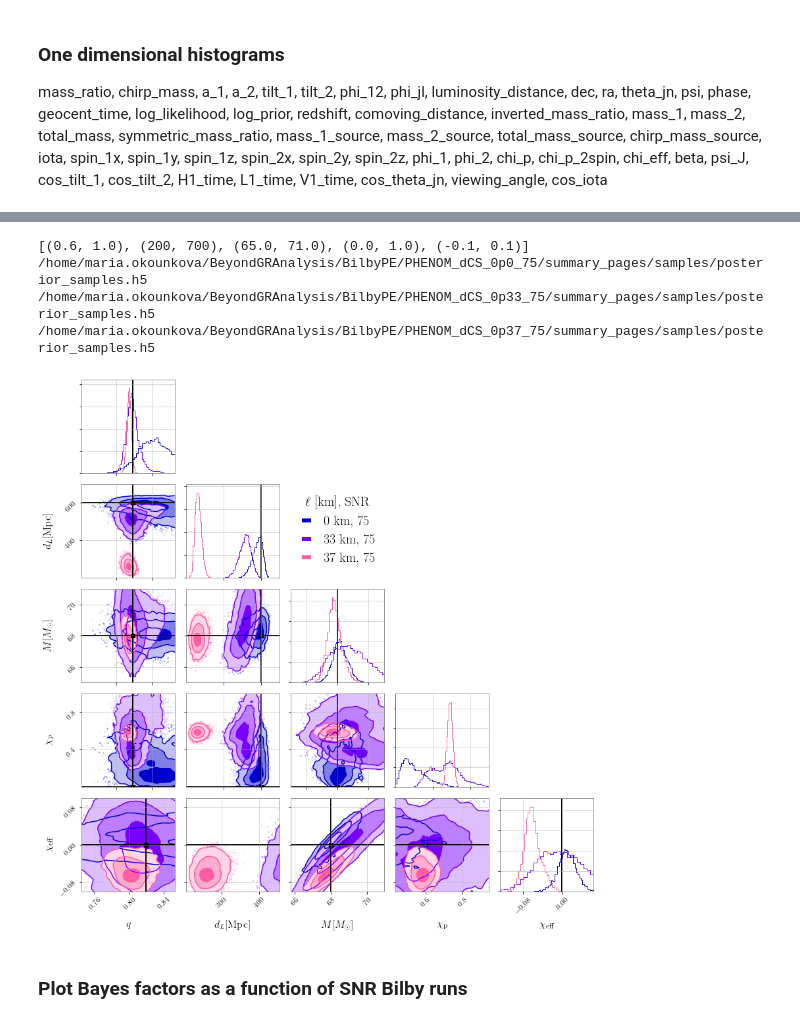
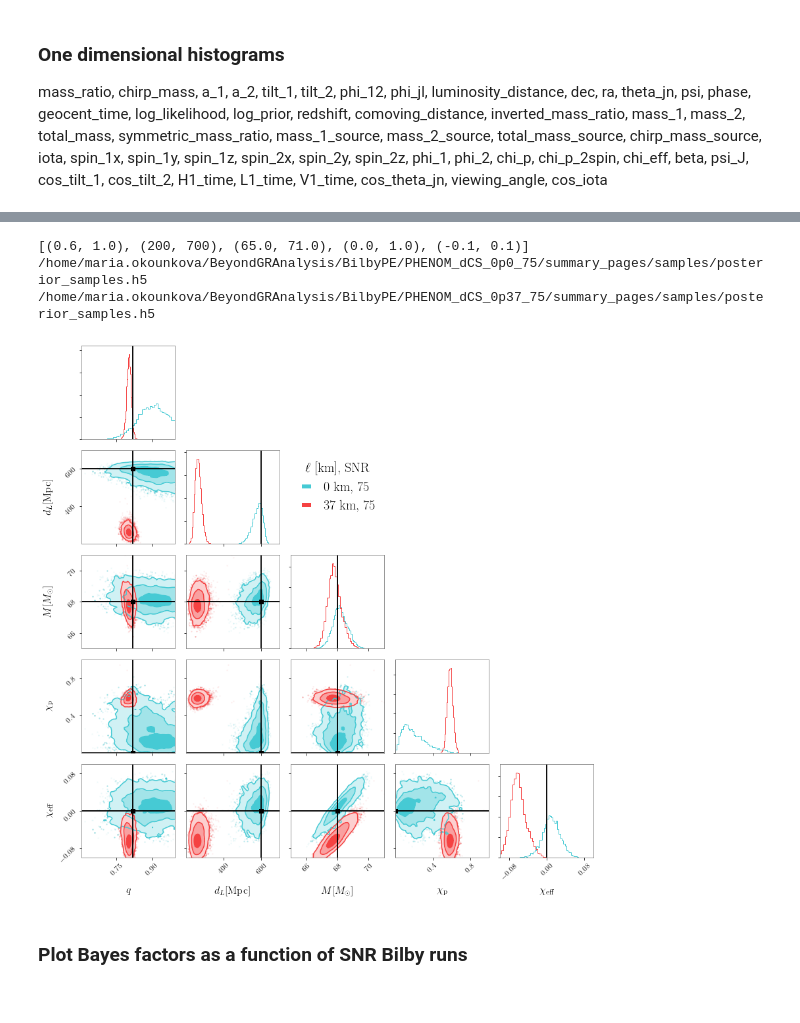
Before and after one commit to mariaokounkova/BeyondGRAnalysis, a Jupyter notebook: BilbyAnalysis.ipynb, the cells around one changed output, grey strips where cells are left out. Saved outputs shown, nothing was run; the diff lists cells and outputs as text; code cells hidden in the pictures.

```diff
--- a/BilbyAnalysis.ipynb
+++ b/BilbyAnalysis.ipynb
@@ -166,7 +178,7 @@ ranges = [RangeDict[param] for param in parameters]
 
 dim = len(parameters)
 
-file_name = SummaryPageFile('PHENOM_dCS_0p0_75')
+file_name = SummaryPageFile('PHENOM_dCS_0p35_75')
 data = read(file_name)
 samples_dict = data.samples_dict
 posterior_samples = samples_dict["summary_pages"]
@@ -215,9 +233,10 @@ def CornerPlot(cmap):
     print(ranges)
     dim = len(parameters)
 
-    ells = ['0p0', '0p33', '0p37']
+    ells = ['0p0', '0p37']
     snrs = ['75' for ell in ells]
     colors = sns.color_palette(cmap, n_colors=len(snrs) + 1)
+    colors = ['#46cad4', '#f54242']
 
     fig, ax_arr = plt.subplots(dim, dim, figsize=(12, 12))
     handles = []
@@ -241,44 +260,40 @@ def CornerPlot(cmap):
 
     legend = ax_arr[1][2].legend(handles=handles, frameon=False, title = r'$\ell$ [km], SNR', loc = 'upper center', fontsize=20)
 
-    for i in range(4):
+    for i in range(5):
         ax_arr[i][0].set_xlim(RangeDict['mass_ratio'])
         ax_arr[i][1].set_xlim(RangeDict['luminosity_distance'])
         ax_arr[i][2].set_xlim(RangeDict['total_mass'])
         ax_arr[i][3].set_xlim(RangeDict['chi_p'])
         ax_arr[i][4].set_xlim(RangeDict['chi_eff'])
 
 
     ax_arr[1][0].set_ylim(RangeDict['luminosity_distance'])
     ax_arr[2][0].set_ylim(RangeDict['total_mass'])
     ax_arr[2][1].set_ylim(RangeDict['total_mass'])
     ax_arr[3][0].set_ylim(RangeDict['chi_p'])
     ax_arr[3][1].set_ylim(RangeDict['chi_p'])
     ax_arr[3][2].set_ylim(RangeDict['chi_p'])
     ax_arr[4][0].set_ylim(RangeDict['chi_eff'])
     ax_arr[4][1].set_ylim(RangeDict['chi_eff'])
     ax_arr[4][2].set_ylim(RangeDict['chi_eff'])
     ax_arr[4][3].set_ylim(RangeDict['chi_eff'])
 
     plt.setp(legend.get_title(),fontsize=20)
 
-
-    #for ax in fig.get_axes():
-    #    ax.tick_params(axis='both', labelsize=12, length=6)
-    #ax_arr[0][0].set_xlim([0.7, 1.0])
-    #ax_arr[2][1].set_xlim([60, 75])
+    for ax in fig.get_axes():
+        ax.grid(False)
 
     plt.tight_layout()
     plt.savefig('dCSCorner_75.pdf')
     plt.show()
 
-CornerPlot('gnuplot2')
+CornerPlot('plasma')
 # %% [output]
 [(0.6, 1.0), (200, 700), (65.0, 71.0), (0.0, 1.0), (-0.1, 0.1)]
 /home/maria.okounkova/BeyondGRAnalysis/BilbyPE/PHENOM_dCS_0p0_75/summary_pages/samples/posterior_samples.h5
-/home/maria.okounkova/BeyondGRAnalysis/BilbyPE/PHENOM_dCS_0p33_75/summary_pages/samples/posterior_samples.h5
 /home/maria.okounkova/BeyondGRAnalysis/BilbyPE/PHENOM_dCS_0p37_75/summary_pages/samples/posterior_samples.h5
-[figure, old version]
+[figure, new version]
 # %% [markdown]
 ### Plot Bayes factors as a function of SNR Bilby runs
 # %%
```
Also changed, not shown: parts of 7 cells of this notebook.
